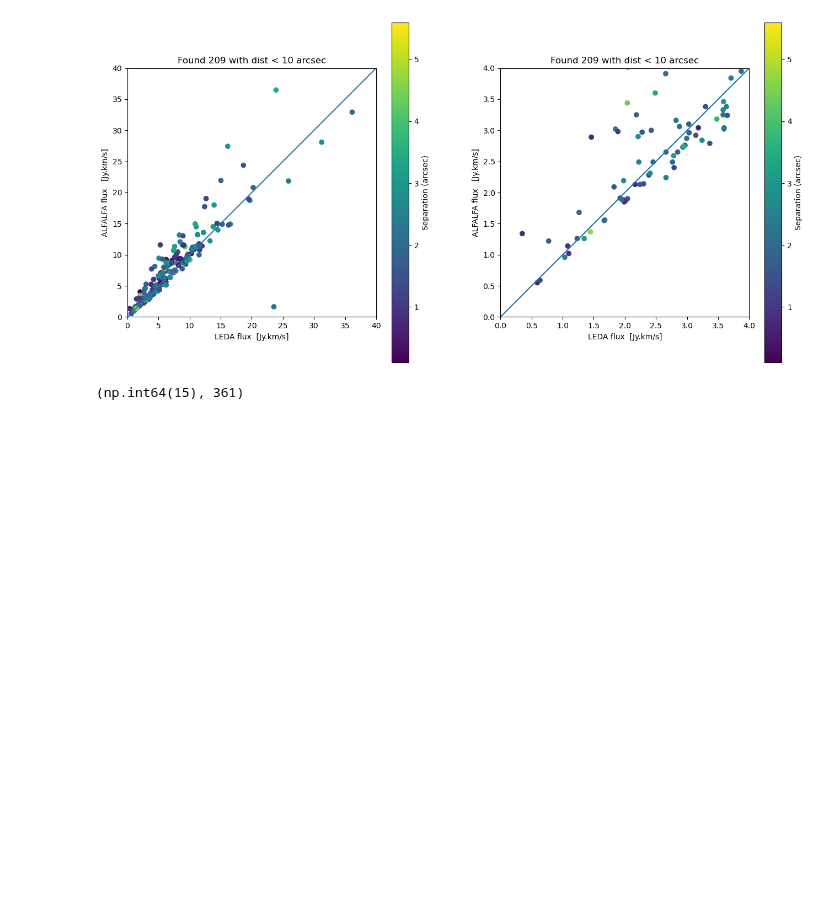
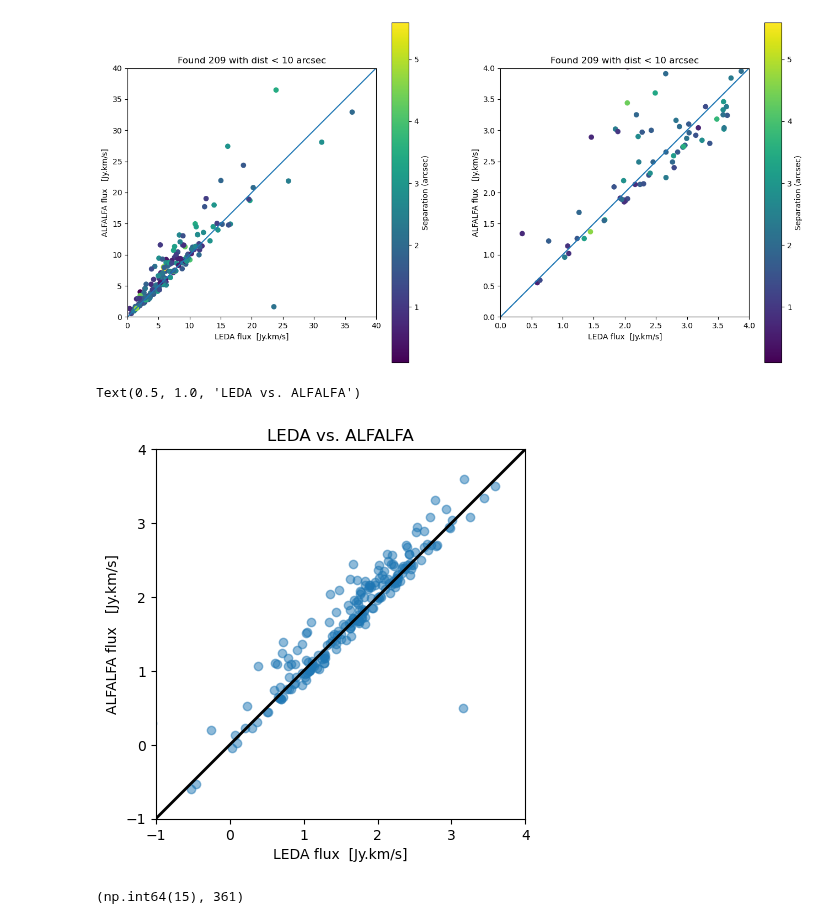
Before and after one commit to teuben/GBT-EDGE-HI, a Jupyter notebook: gals/hi_surveys.ipynb, the cells around one changed output. Drawn from its saved outputs; the diff is of its cells as text; code cells hidden in the pictures; blank space fills up the shorter version.

```diff
--- a/gals/hi_surveys.ipynb
+++ b/gals/hi_surveys.ipynb
@@ -793,6 +796,22 @@ for i in [0,1]:
     ax[i].set_title(f"Found {cnt1} with dist < {dist_max} arcsec")
 # %% [output]
 [figure]
+# %%
+fig, ax = plt.subplots()
+fmax = [40,4]
+
+pp=ax.scatter(np.log(flux1y.value),np.log(flux100y), alpha=0.5)
+ax.set_ylabel("ALFALFA flux   [Jy.km/s]")
+ax.set_xlabel("LEDA flux  [Jy.km/s]")
+ax.set_xlim(-1,4)
+ax.set_ylim(-1,4)
+ax.set_aspect("equal")
+ax.plot([-3,6],[-3,6], color="black", lw=2)
+ax.set_title(f"LEDA vs. ALFALFA")
+# note some of the LEDA fluxes are probably from ALFALFA !!
+# %% [output]
+Text(0.5, 1.0, 'LEDA vs. ALFALFA')
+[figure, added]
 # %%
 # compare the ones where we don't have HI
 idx, sep, _ = t5n_c.match_to_catalog_sky(a100_c)
```
Also changed, not shown: parts of 7 cells of this notebook.
